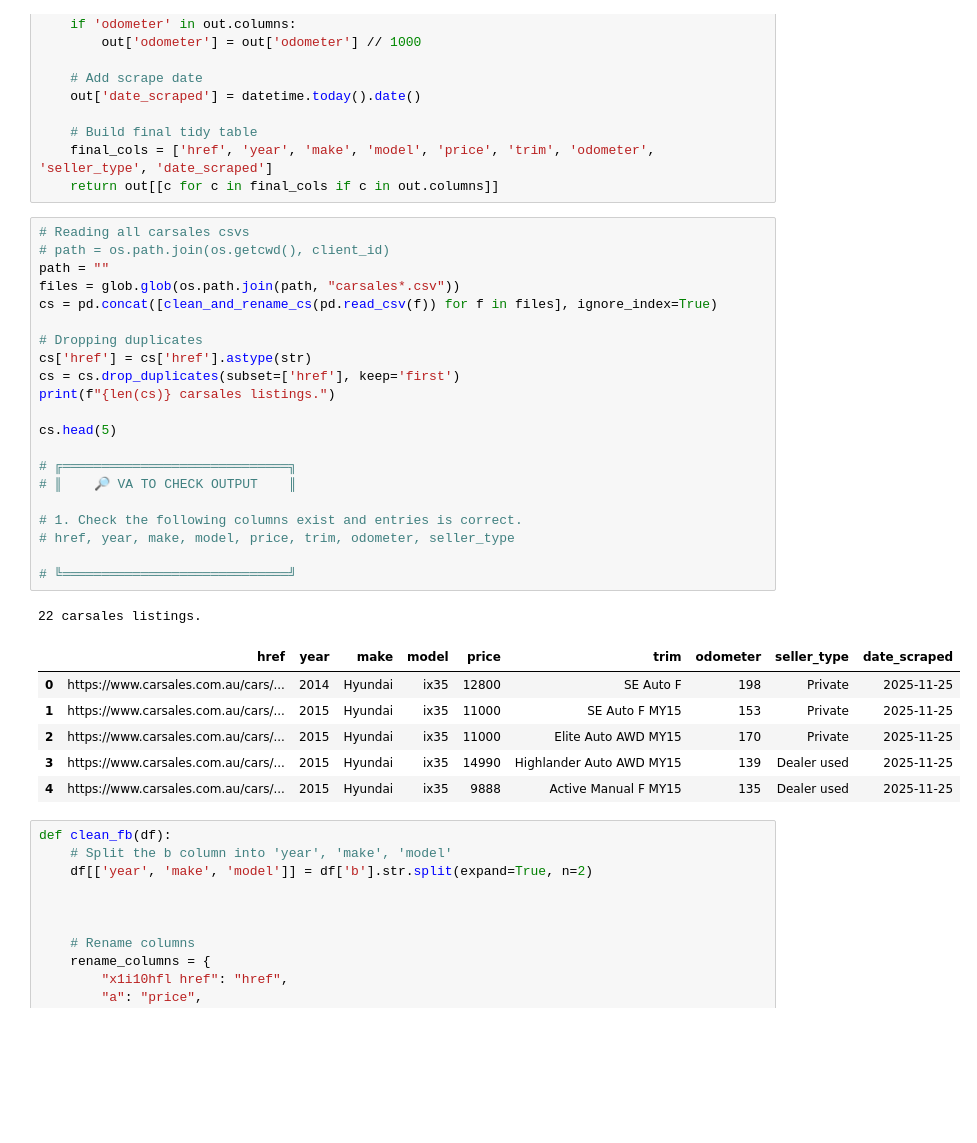
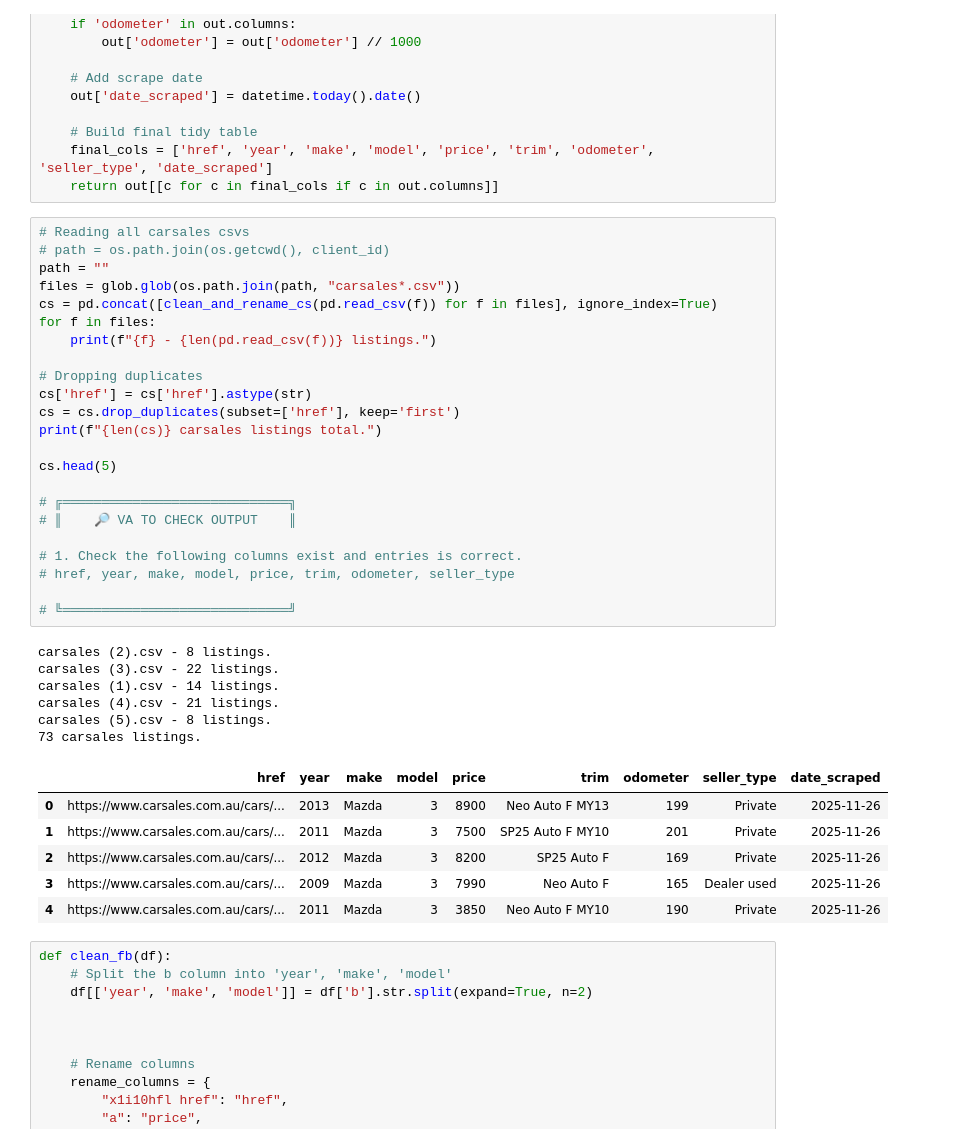
Before and after one commit to imrogerjiang/market_analysis, a Jupyter notebook: analytics.ipynb, the cells around one changed output. Drawn from its saved outputs; the diff is of its cells as text; blank space fills up the shorter version.

```diff
--- a/analytics.ipynb
+++ b/analytics.ipynb
@@ -146,32 +150,39 @@ def clean_and_rename_cs(df: pd.DataFrame) -> pd.DataFrame:
 # %%
 # Reading all carsales csvs
 # path = os.path.join(os.getcwd(), client_id)
 path = ""
 files = glob.glob(os.path.join(path, "carsales*.csv"))
 cs = pd.concat([clean_and_rename_cs(pd.read_csv(f)) for f in files], ignore_index=True)
+for f in files:
+    print(f"{f} - {len(pd.read_csv(f))} listings.")
 
 # Dropping duplicates
 cs['href'] = cs['href'].astype(str)
 cs = cs.drop_duplicates(subset=['href'], keep='first')
-print(f"{len(cs)} carsales listings.")
+print(f"{len(cs)} carsales listings total.")
 
 cs.head(5)
 
 # ╔═════════════════════════════╗
 # ║    🔎 VA TO CHECK OUTPUT    ║
 
 # 1. Check the following columns exist and entries is correct.
 # href, year, make, model, price, trim, odometer, seller_type
 
 # ╚═════════════════════════════╝
 # %% [output]
-22 carsales listings.
+carsales (2).csv - 8 listings.
+carsales (3).csv - 22 listings.
+carsales (1).csv - 14 listings.
+carsales (4).csv - 21 listings.
+carsales (5).csv - 8 listings.
+73 carsales listings.
 |  | href | year | make | model | price | trim | odometer | seller_type | date_scraped |
-| 0 | https://www.carsales.com.au/cars/... | 2014 | Hyundai | ix35 | 12800 | SE Auto F | 198 | Private | 2025-11-25 |
-| 1 | https://www.carsales.com.au/cars/... | 2015 | Hyundai | ix35 | 11000 | SE Auto F MY15 | 153 | Private | 2025-11-25 |
-| 2 | https://www.carsales.com.au/cars/... | 2015 | Hyundai | ix35 | 11000 | Elite Auto AWD MY15 | 170 | Private | 2025-11-25 |
-| 3 | https://www.carsales.com.au/cars/... | 2015 | Hyundai | ix35 | 14990 | Highlander Auto AWD MY15 | 139 | Dealer used | 2025-11-25 |
-| 4 | https://www.carsales.com.au/cars/... | 2015 | Hyundai | ix35 | 9888 | Active Manual F MY15 | 135 | Dealer used | 2025-11-25 |
+| 0 | https://www.carsales.com.au/cars/... | 2013 | Mazda | 3 | 8900 | Neo Auto F MY13 | 199 | Private | 2025-11-26 |
+| 1 | https://www.carsales.com.au/cars/... | 2011 | Mazda | 3 | 7500 | SP25 Auto F MY10 | 201 | Private | 2025-11-26 |
+| 2 | https://www.carsales.com.au/cars/... | 2012 | Mazda | 3 | 8200 | SP25 Auto F | 169 | Private | 2025-11-26 |
+| 3 | https://www.carsales.com.au/cars/... | 2009 | Mazda | 3 | 7990 | Neo Auto F | 165 | Dealer used | 2025-11-26 |
+| 4 | https://www.carsales.com.au/cars/... | 2011 | Mazda | 3 | 3850 | Neo Auto F MY10 | 190 | Private | 2025-11-26 |
 # %%
 def clean_fb(df):
     # Split the b column into 'year', 'make', 'model'
```
Also changed, not shown: parts of 14 cells of this notebook.
